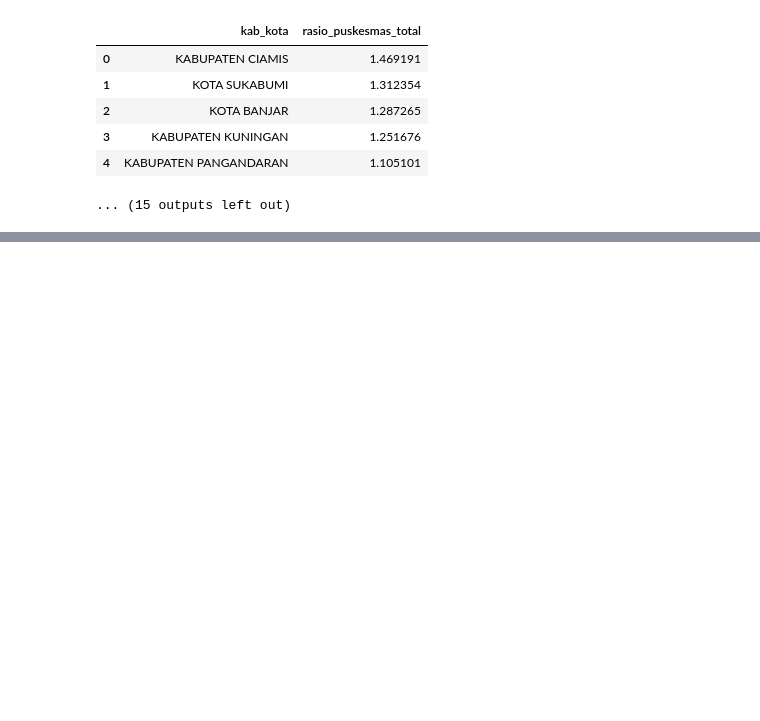
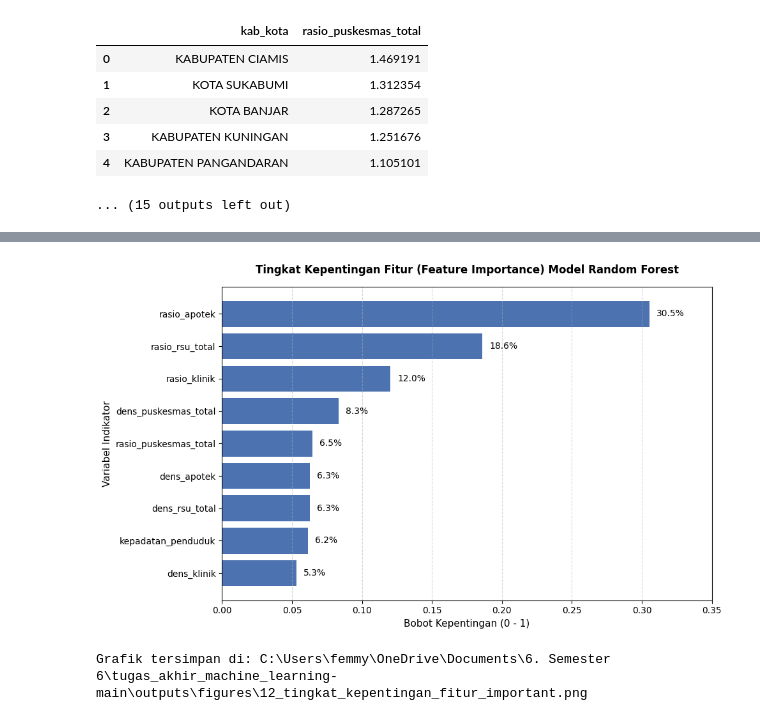
Before and after one commit to SalmaDwiAlpiati/tugas_akhir_machine_learning, a Jupyter notebook: notebooks/02_modeling_evaluasi.ipynb, the cells around one changed output, grey strips where cells are left out. Saved outputs shown, nothing was run; the diff lists cells and outputs as text; code cells hidden in the pictures; blank space fills up the shorter version.

```diff
--- a/notebooks/02_modeling_evaluasi.ipynb
+++ b/notebooks/02_modeling_evaluasi.ipynb
@@ -212,33 +212,3 @@ dtype: float64
 | 3 | KABUPATEN KUNINGAN | 1.251676 |
 | 4 | KABUPATEN PANGANDARAN | 1.105101 |
 ... (15 outputs left out)
-# %%
-
-features = {
-    'Rasio Apotek': 0.305329,
-    'Rasio RSU': 0.185986,
-    'Rasio Klinik': 0.120371,
-    'Densitas Puskesmas': 0.083384,
-    'Rasio Puskesmas': 0.064789,
-    'Densitas Apotek': 0.062938,
-    'Densitas RSU': 0.062641,
-    'Kepadatan Penduduk': 0.061575,
-    'Densitas Klinik': 0.052987
-}
-
-df_imp = pd.DataFrame(list(features.items()), columns=['Fitur', 'Importance'])
-df_imp = df_imp.sort_values('Importance', ascending=True) # Sort biar yang tinggi di atas
-
-plt.figure(figsize=(10, 6))
-bars = plt.barh(df_imp['Fitur'], df_imp['Importance'], color='skyblue')
-plt.title('Tingkat Kepentingan Fitur (Feature Importance) - Random Forest', fontsize=14)
-plt.xlabel('Bobot Kepentingan (0-1)', fontsize=12)
-plt.grid(axis='x', linestyle='--', alpha=0.7)
-
-# Tambah label angka di ujung batang
-for bar in bars:
-    plt.text(bar.get_width() + 0.005, bar.get_y() + bar.get_height()/2,
-             f'{bar.get_width():.1%}', va='center')
-
-plt.tight_layout()
-plt.show()
@@ -303,12 +215,4 @@ print(f'Grafik tersimpan di: {save_path.resolve()}')
 # %%
-# ==========================================
-# VISUALISASI FEATURE IMPORTANCE (AUTO LOAD)
-# ==========================================
-%matplotlib inline
-from pathlib import Path
-import pandas as pd
-import matplotlib.pyplot as plt
-
 # Load data feature importance (gunakan path relatif)
 fi_path = Path('../outputs/feature_importance.csv')
 
@@ -318,8 +222,7 @@ if not fi_path.exists():
         Path('../outputs/feature_importance.csv'),
         Path('outputs/feature_importance.csv'),
         Path.cwd().parent / 'outputs' / 'feature_importance.csv',
-        Path(r'c:\Users\femmy\OneDrive\Documents\6. Semester 6\tugas_akhir_machine_learning-main\outputs\feature_importance.csv')
-    ]
+            ]
     # Pilih path pertama yang valid
     fi_path = next((p for p in candidates if p.exists()), fi_path)
 
@@ -335,31 +238,34 @@ if fi_path.exists():
 
         plt.figure(figsize=(10, 6))
         bars = plt.barh(df_fi.index, df_fi['Importance'], color='#4c72b0')
 
         plt.title('Tingkat Kepentingan Fitur (Feature Importance) Model Random Forest', fontsize=12, fontweight='bold', pad=15)
         plt.xlabel('Bobot Kepentingan (0 - 1)', fontsize=11)
         plt.ylabel('Variabel Indikator', fontsize=11)
         plt.grid(axis='x', linestyle='--', alpha=0.5)
 
         # Menambahkan angka persentase di ujung setiap batang
         for bar in bars:
             width = bar.get_width()
             plt.text(width + 0.005,
                      bar.get_y() + bar.get_height()/2,
                      f'{width:.1%}',
                      va='center', fontsize=10, color='black')
 
         plt.xlim(0, 0.35)
         plt.tight_layout()
 
         # Simpan output ke figures_dir
         figures_dir = Path('../outputs/figures')
         figures_dir.mkdir(parents=True, exist_ok=True)
-        save_path = figures_dir / 'tingkat kepentingan fitur important.png'
+        save_path = figures_dir / '12_tingkat_kepentingan_fitur_important.png'
         plt.savefig(str(save_path), dpi=200, bbox_inches='tight')
         plt.show()
         print(f'Grafik tersimpan di: {save_path.resolve()}')
     else:
         print('Data feature importance kosong.')
 else:
     print(f'File tidak ditemukan: {fi_path.resolve()}')
+# %% [output]
+[figure, added]
+Grafik tersimpan di: C:\Users\femmy\OneDrive\Documents\6. Semester 6\tugas_akhir_machine_learning-main\outputs\figures\12_tingkat_kepentingan_fitur_important.png
```
Also changed, not shown: parts of 2 cells of this notebook.
